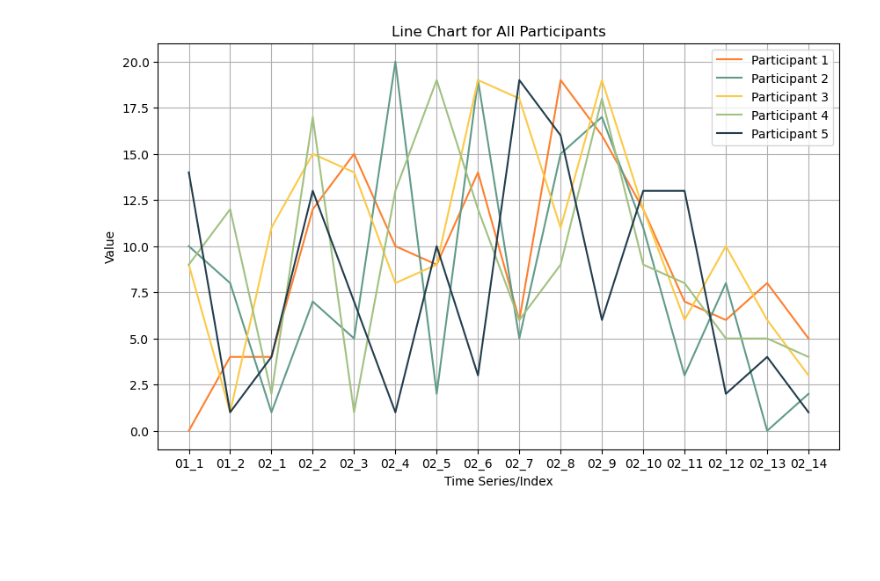
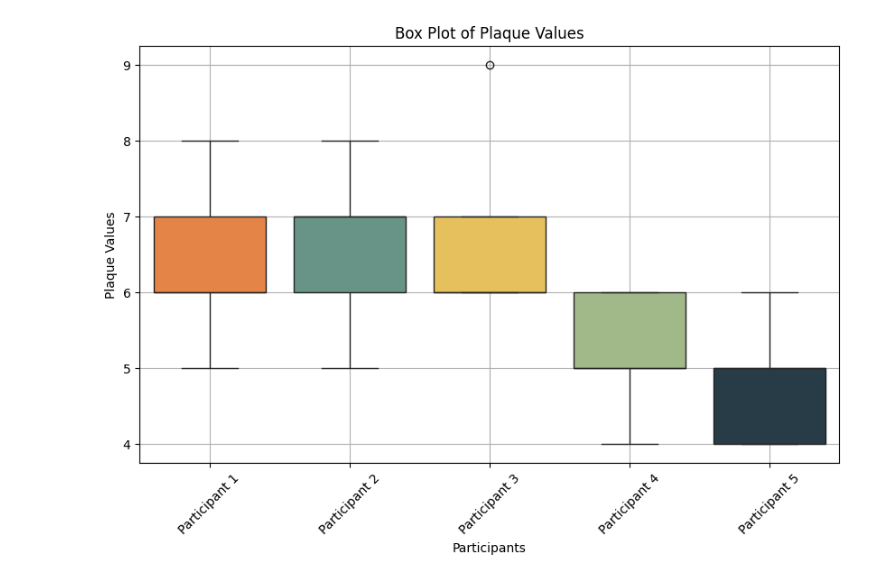
Before and after one commit to MicroMouth-Marvels/MicroMouth--Marvels, a Jupyter notebook: main.ipynb, the cells around one changed output. Drawn from its saved outputs; the diff is of its cells as text; code cells hidden in the pictures; blank space fills up the shorter version.

Commit message:
changing the basic plots

```diff
--- a/main.ipynb
+++ b/main.ipynb
@@ -107,22 +60,12 @@ plt.show()
 # %%
-# Assuming the first column contains time series or index values and the rest of the columns are values for participants
-time_series = df_plaque.iloc[:, 0]  # First column for the x-axis
-participants = df_plaque.columns[1:]  # Remaining columns for participants
-
-def plot_all_participants_on_one_chart(data, time_series, participants, colors):
-    plt.figure(figsize=(10, 6))
-    for i, participant in enumerate(participants):
-        color = colors[i % len(colors)]  # Cycle through colors
-        plt.plot(time_series, data[participant], label=participant, color=color)
-    plt.title('Line Chart for All Participants')
-    plt.xlabel('Time Series/Index')
-    plt.ylabel('Value')
-    plt.legend()
-    plt.grid(True)
-    plt.show()
-
-# Example usage of the function
-plot_all_participants_on_one_chart(df_plaque, time_series, participants, colors)
+plt.figure(figsize=(10, 6))
+sns.boxplot(data=df_plaque, palette=colors)
+plt.title('Box Plot of Plaque Values')
+plt.xlabel('Participants')
+plt.ylabel('Plaque Values')
+plt.xticks(rotation=45)
+plt.grid(True)
+plt.show()
 # %% [output]
-[figure, old version]
+[figure, new version]
 # %%
```
Also changed, not shown: parts of 5 cells of this notebook, 7 other files.
